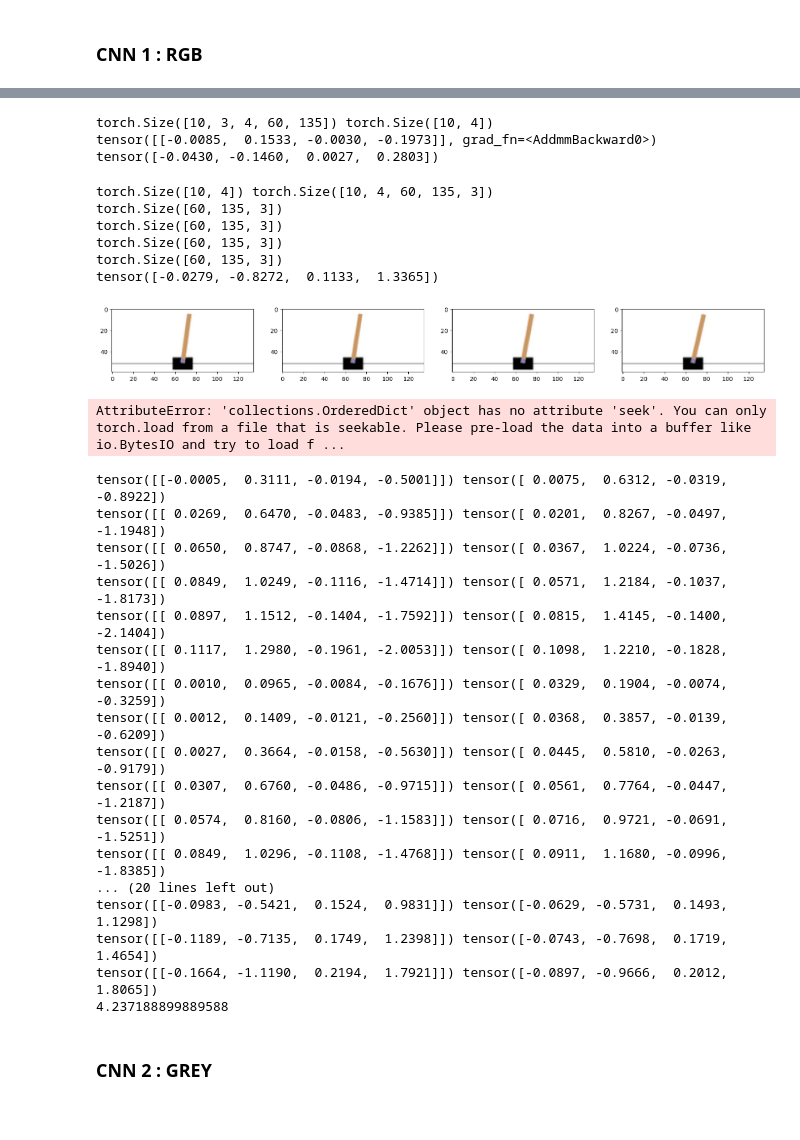
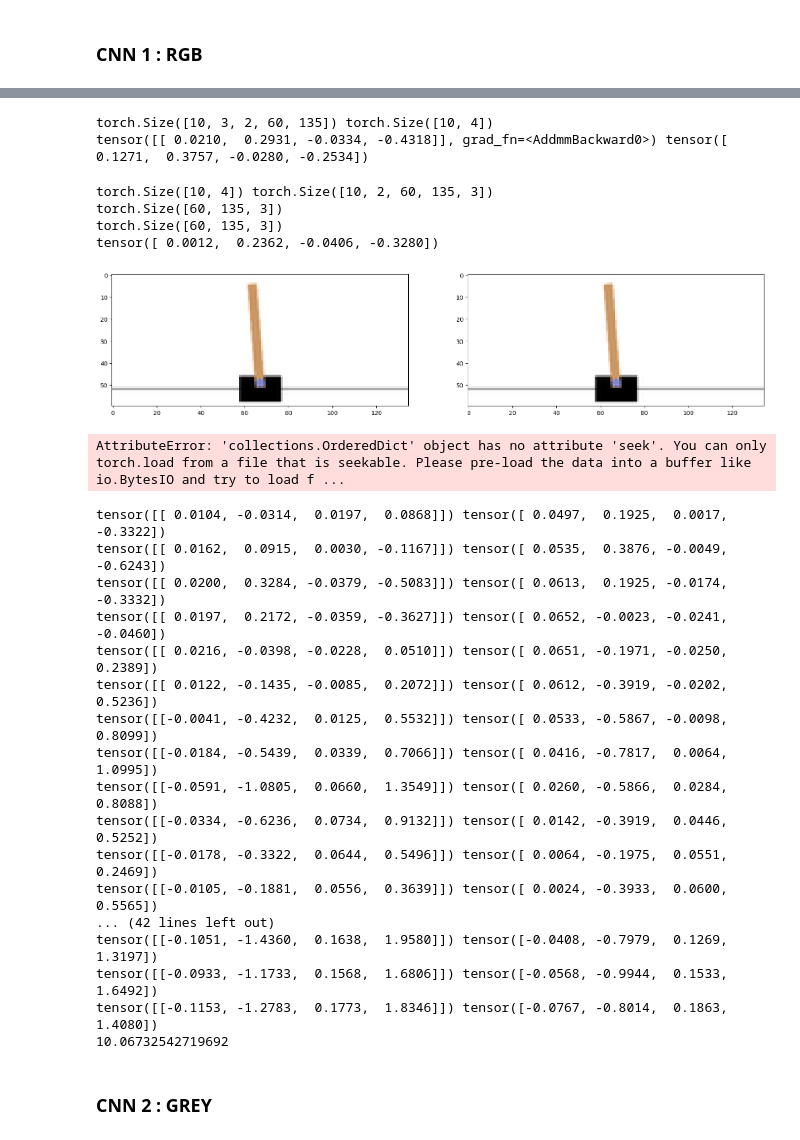
Before and after one commit to TitouanUniLu/PLDAC, a Jupyter notebook: src/cnn_training.ipynb, the cells around one changed output, grey strips where cells are left out. Cells and saved outputs as stored; diff of their text form; code cells hidden in the pictures.

Commit message:
testing with 2 images

```diff
--- a/src/cnn_training.ipynb
+++ b/src/cnn_training.ipynb
@@ -15,7 +15,7 @@ import cv2
 ### CNN 1 : RGB
 # %%
 # Parameters
-sequence_length = 4  # Number of images in each sequence, IL FAUT TESTER AVEC 2 P-E CA CHANGE TOUT
+sequence_length = 2  # Number of images in each sequence, IL FAUT TESTER AVEC 2 P-E CA CHANGE TOUT
 num_episodes = 300   ### JOUER AVEC CE PARAMETRE POUR AMELIORER LE MODELE : TESTER AVEC 1000 SERAIT COOL
 
 # Environment Setup
@@ -65,7 +65,7 @@ def get_screen():
 # Data Collection using Heuristic Policy
 for episode in range(num_episodes):
     observation = env.reset()[0]
-    images = [torch.zeros(3, 60, 135) for _ in range(4)]
+    images = [torch.zeros(3, 60, 135) for _ in range(sequence_length)]
 
     for t in range(1000):
         tensor_image = get_screen()  # Transform image immediately
@@ -108,7 +108,7 @@ class CNN(nn.Module):
         )
         # Correctly calculate the input size for the linear layer based on the output from conv_layers
         self.fc_layers = nn.Sequential(
-            nn.Linear(63360, 128),  # Adjusted based on actual output size
+            nn.Linear(int(63360/2), 128),  # Adjusted based on actual output size #63360/2
             nn.ReLU(),
             nn.Linear(128, 4)  # Predicting 4 state variables
         )
@@ -157,27 +157,25 @@ for images, states in dataloader:
     print(model(images[0].unsqueeze(0)),states[0])
     break
 # %% [output]
-torch.Size([10, 3, 4, 60, 135]) torch.Size([10, 4])
-tensor([[-0.0085,  0.1533, -0.0030, -0.1973]], grad_fn=<AddmmBackward0>) tensor([-0.0430, -0.1460,  0.0027,  0.2803])
+torch.Size([10, 3, 2, 60, 135]) torch.Size([10, 4])
+tensor([[ 0.0210,  0.2931, -0.0334, -0.4318]], grad_fn=<AddmmBackward0>) tensor([ 0.1271,  0.3757, -0.0280, -0.2534])
 # %%
 for images, labels in dataloader:
     images = images.permute((0,2,3,4,1))
     print(labels.shape,images.shape)
-    fig,axes = plt.subplots(1,4,figsize = (20,30))
-    for i in range(4):
+    fig,axes = plt.subplots(1,sequence_length,figsize = (20,30))
+    for i in range(sequence_length):
         axes[i].imshow(images[0][i])
         print(images[0][i].shape)
     print(labels[0])
 
     break
 # %% [output]
-torch.Size([10, 4]) torch.Size([10, 4, 60, 135, 3])
+torch.Size([10, 4]) torch.Size([10, 2, 60, 135, 3])
 torch.Size([60, 135, 3])
 torch.Size([60, 135, 3])
-torch.Size([60, 135, 3])
-torch.Size([60, 135, 3])
-tensor([-0.0279, -0.8272,  0.1133,  1.3365])
+tensor([ 0.0012,  0.2362, -0.0406, -0.3280])
-[figure, old version]
+[figure, new version]
 # %%
 model = CNN()
 model = torch.load(model.state_dict(), 'cartpole_cnn_rgb.pth')
@@ -228,23 +226,23 @@ for images, states in zip(data_images_bis, data_states_bis):
 
 print(total)
 # %% [output]
-tensor([[-0.0005,  0.3111, -0.0194, -0.5001]]) tensor([ 0.0075,  0.6312, -0.0319, -0.8922])
-tensor([[ 0.0269,  0.6470, -0.0483, -0.9385]]) tensor([ 0.0201,  0.8267, -0.0497, -1.1948])
-tensor([[ 0.0650,  0.8747, -0.0868, -1.2262]]) tensor([ 0.0367,  1.0224, -0.0736, -1.5026])
-tensor([[ 0.0849,  1.0249, -0.1116, -1.4714]]) tensor([ 0.0571,  1.2184, -0.1037, -1.8173])
-tensor([[ 0.0897,  1.1512, -0.1404, -1.7592]]) tensor([ 0.0815,  1.4145, -0.1400, -2.1404])
-tensor([[ 0.1117,  1.2980, -0.1961, -2.0053]]) tensor([ 0.1098,  1.2210, -0.1828, -1.8940])
-tensor([[ 0.0010,  0.0965, -0.0084, -0.1676]]) tensor([ 0.0329,  0.1904, -0.0074, -0.3259])
-tensor([[ 0.0012,  0.1409, -0.0121, -0.2560]]) tensor([ 0.0368,  0.3857, -0.0139, -0.6209])
-tensor([[ 0.0027,  0.3664, -0.0158, -0.5630]]) tensor([ 0.0445,  0.5810, -0.0263, -0.9179])
-tensor([[ 0.0307,  0.6760, -0.0486, -0.9715]]) tensor([ 0.0561,  0.7764, -0.0447, -1.2187])
-tensor([[ 0.0574,  0.8160, -0.0806, -1.1583]]) tensor([ 0.0716,  0.9721, -0.0691, -1.5251])
-tensor([[ 0.0849,  1.0296, -0.1108, -1.4768]]) tensor([ 0.0911,  1.1680, -0.0996, -1.8385])
-... (20 lines left out)
-tensor([[-0.0983, -0.5421,  0.1524,  0.9831]]) tensor([-0.0629, -0.5731,  0.1493,  1.1298])
-tensor([[-0.1189, -0.7135,  0.1749,  1.2398]]) tensor([-0.0743, -0.7698,  0.1719,  1.4654])
-tensor([[-0.1664, -1.1190,  0.2194,  1.7921]]) tensor([-0.0897, -0.9666,  0.2012,  1.8065])
-4.237188899889588
+tensor([[ 0.0104, -0.0314,  0.0197,  0.0868]]) tensor([ 0.0497,  0.1925,  0.0017, -0.3322])
+tensor([[ 0.0162,  0.0915,  0.0030, -0.1167]]) tensor([ 0.0535,  0.3876, -0.0049, -0.6243])
+tensor([[ 0.0200,  0.3284, -0.0379, -0.5083]]) tensor([ 0.0613,  0.1925, -0.0174, -0.3332])
+tensor([[ 0.0197,  0.2172, -0.0359, -0.3627]]) tensor([ 0.0652, -0.0023, -0.0241, -0.0460])
+tensor([[ 0.0216, -0.0398, -0.0228,  0.0510]]) tensor([ 0.0651, -0.1971, -0.0250,  0.2389])
+tensor([[ 0.0122, -0.1435, -0.0085,  0.2072]]) tensor([ 0.0612, -0.3919, -0.0202,  0.5236])
+tensor([[-0.0041, -0.4232,  0.0125,  0.5532]]) tensor([ 0.0533, -0.5867, -0.0098,  0.8099])
+tensor([[-0.0184, -0.5439,  0.0339,  0.7066]]) tensor([ 0.0416, -0.7817,  0.0064,  1.0995])
+tensor([[-0.0591, -1.0805,  0.0660,  1.3549]]) tensor([ 0.0260, -0.5866,  0.0284,  0.8088])
+tensor([[-0.0334, -0.6236,  0.0734,  0.9132]]) tensor([ 0.0142, -0.3919,  0.0446,  0.5252])
+tensor([[-0.0178, -0.3322,  0.0644,  0.5496]]) tensor([ 0.0064, -0.1975,  0.0551,  0.2469])
+tensor([[-0.0105, -0.1881,  0.0556,  0.3639]]) tensor([ 0.0024, -0.3933,  0.0600,  0.5565])
+... (42 lines left out)
+tensor([[-0.1051, -1.4360,  0.1638,  1.9580]]) tensor([-0.0408, -0.7979,  0.1269,  1.3197])
+tensor([[-0.0933, -1.1733,  0.1568,  1.6806]]) tensor([-0.0568, -0.9944,  0.1533,  1.6492])
+tensor([[-0.1153, -1.2783,  0.1773,  1.8346]]) tensor([-0.0767, -0.8014,  0.1863,  1.4080])
+10.06732542719692
 # %%
 torch.save(model.state_dict(), 'gotta_test_that_one.pth')
 # %% [markdown]
```
Also changed, not shown: parts of 2 cells of this notebook, 19 other files.
